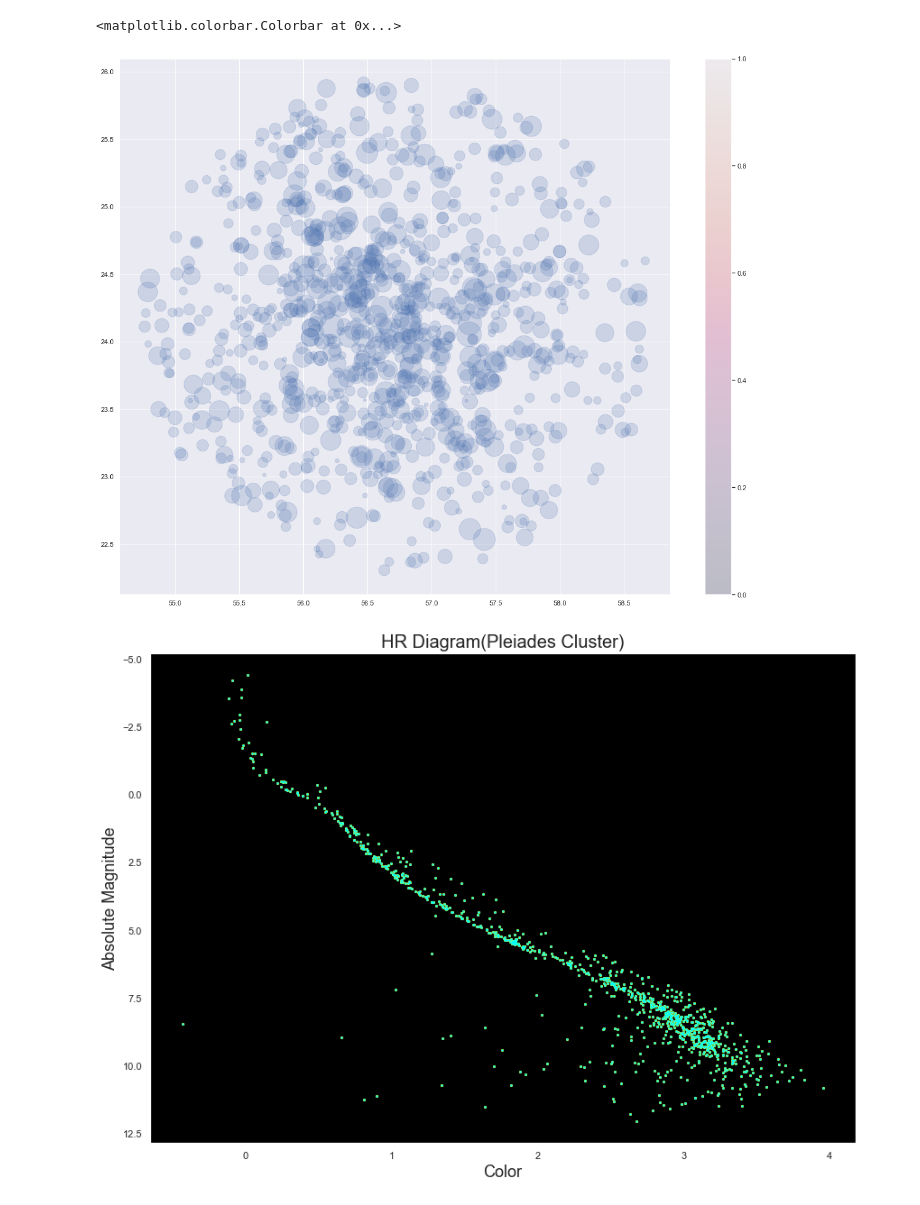
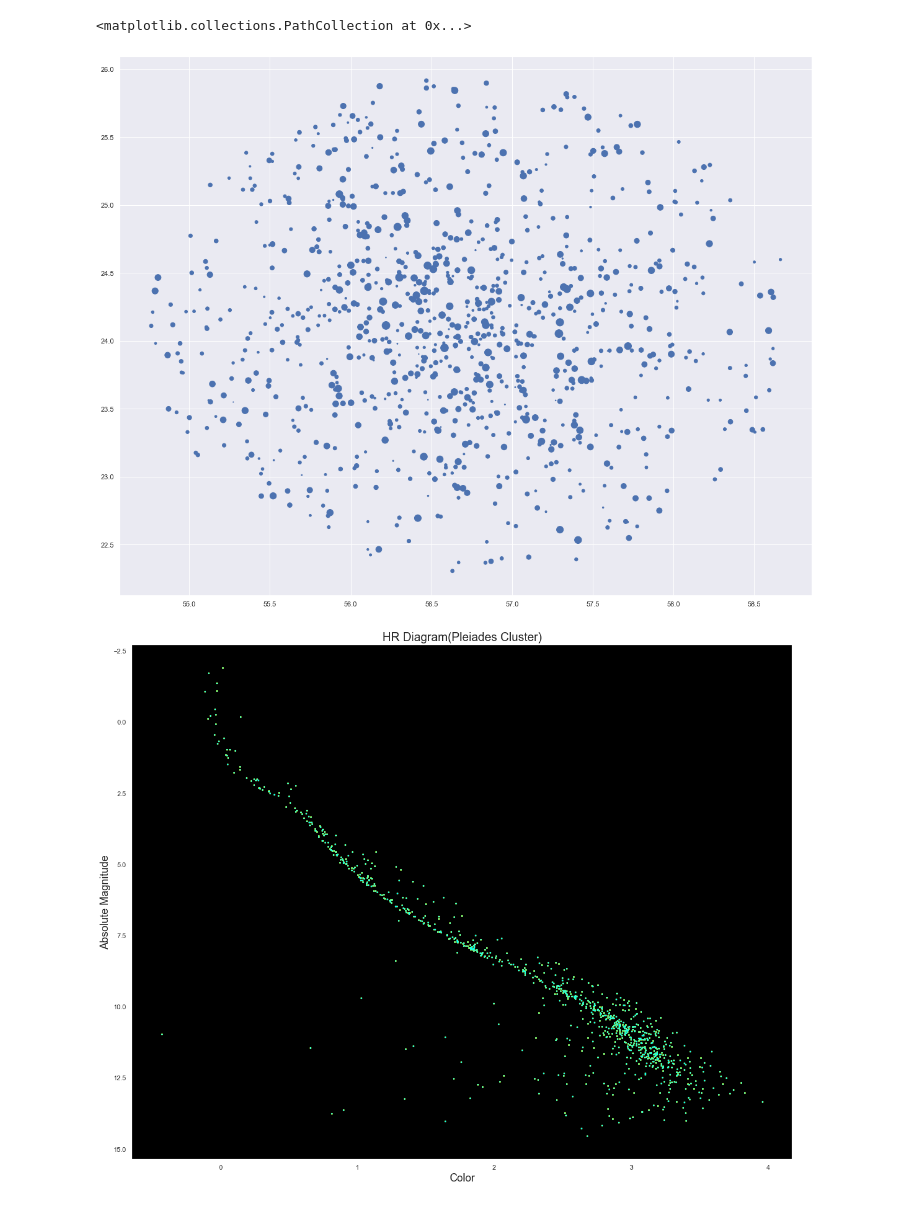
Before and after one commit to The-Avi/computational-astrophysics-2021, a Jupyter notebook: Final_Project_200930.ipynb, the cells around one changed output. Drawn from its saved outputs; the diff is of its cells as text; code cells hidden in the pictures.

```diff
--- a/Final_Project_200930.ipynb
+++ b/Final_Project_200930.ipynb
@@ -85,28 +85,24 @@ Length: 987, dtype: float64
 # %%
 #Q3
 from matplotlib.colors import LogNorm
 maxg=max(a.gmag)
 br=maxg-a.gmag
 
 plt.figure(figsize=(20,16))
-plt.scatter(a.ra,a.dec, alpha=0.2,
-                   s=br*100, cmap='viridis')
-
-plt.colorbar()
+plt.scatter(a.ra,a.dec,
+                   s=br*10, cmap='viridis')
 # %% [output]
-<matplotlib.colorbar.Colorbar at 0x...>
+<matplotlib.collections.PathCollection at 0x...>
-[figure, old version]
+[figure, new version]
 # %%
 #Q4
 x= a.bp_rp
 y= M
-plt.figure(figsize=(14,10))
+plt.figure(figsize=(20,16))
 ax=plt.subplot(111,facecolor='black')
 
 plt.gca().invert_yaxis()
 plt.grid()
-#ax.set_xlim(-0.5,3.5)
-#ax.set_ylim(15,-3)
 col= []
 
 for i in range (0, len(x)):
@@ -120,4 +116,4 @@ plt.ylabel("Absolute Magnitude",size=18)
 plt.title("HR Diagram(Pleiades Cluster)", size=20)
 plt.show()
 # %% [output]
-[figure, old version]
+[figure, new version]
```
Also changed, not shown: parts of 3 cells of this notebook.
